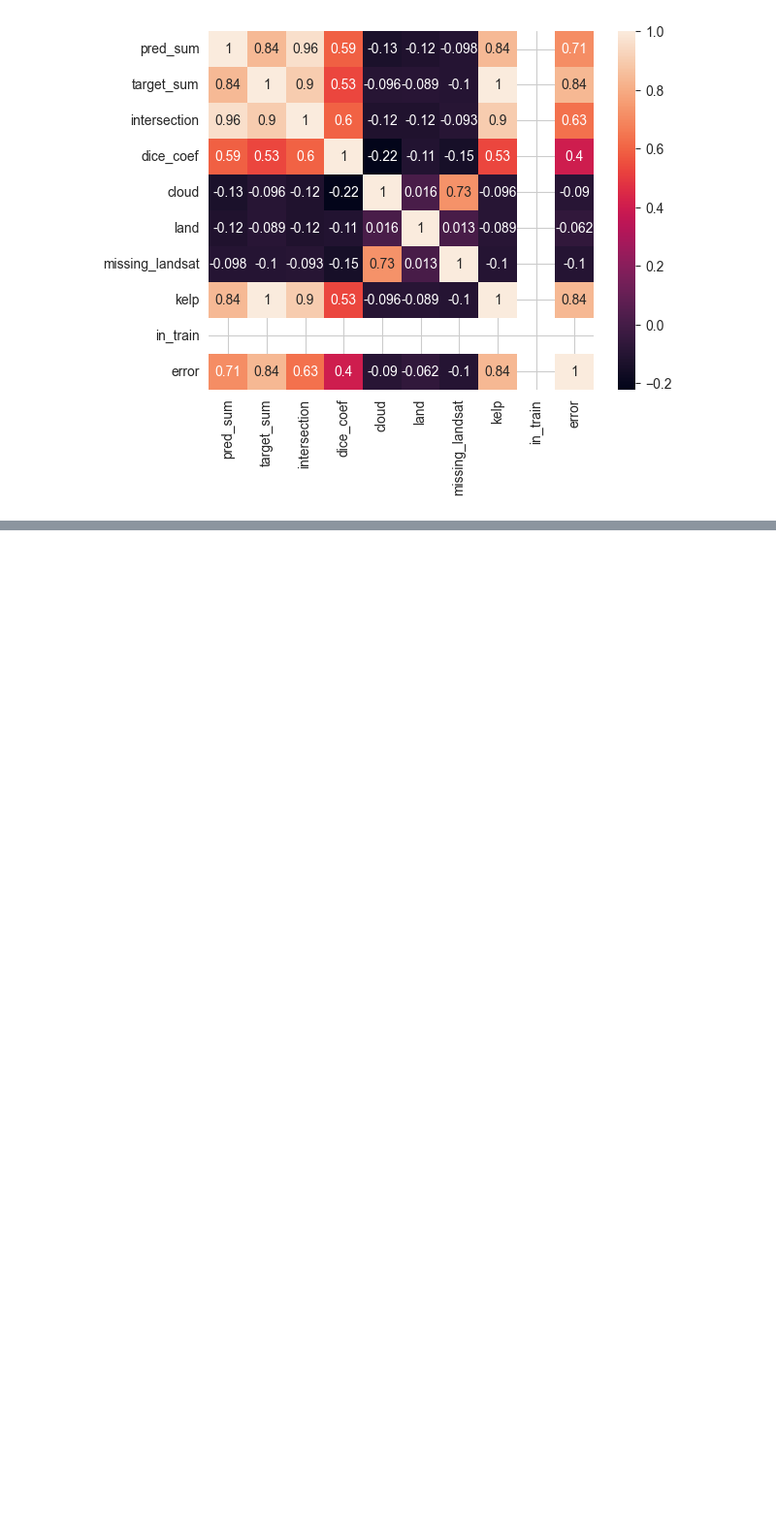
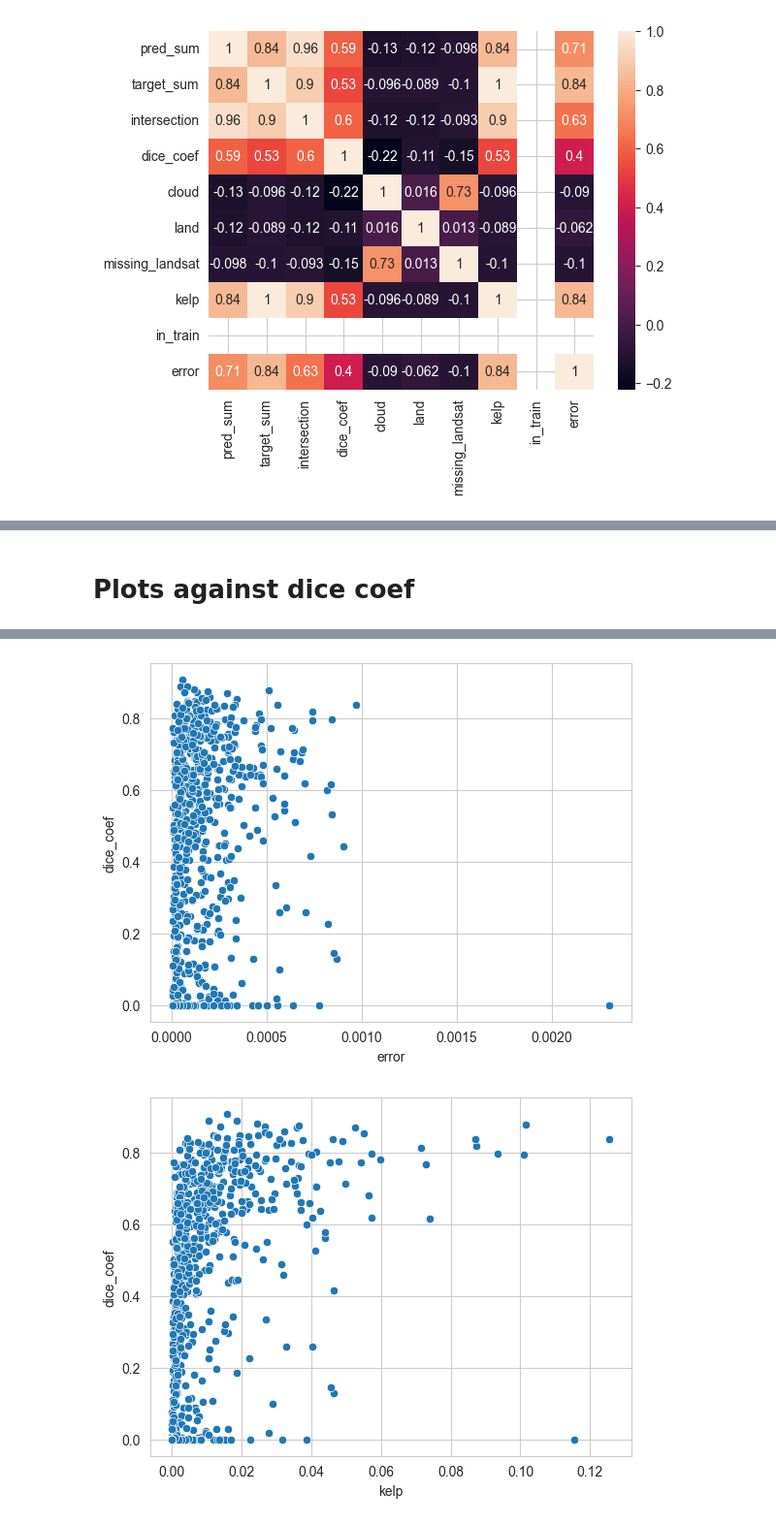
Before and after one commit to TeamEpochGithub/iv-q2-detect-kelp, a Jupyter notebook: notebooks/analyze_preds.ipynb, the cells around one changed output, grey strips where cells are left out. Shown at 97% size. Drawn from its saved outputs; the diff is of its cells as text; code cells hidden in the pictures; blank space fills up the shorter version.

```diff
--- a/notebooks/analyze_preds.ipynb
+++ b/notebooks/analyze_preds.ipynb
@@ -113,5 +121,7 @@ for col in ['dice_coef','kelp', 'land', 'cloud', 'missing_landsat']:
+# %% [markdown]
+# Plots against dice coef
 # %%
 for col in ['error','kelp', 'land', 'cloud', 'missing_landsat']:
-    fig = px.scatter(results, x=col, y='dice_coef')
-    fig.show()
+    sns.scatterplot(data=results, x=col, y='dice_coef')
+    plt.show()
 # %% [output]
@@ -122,0 +128,2 @@ for col in ['error','kelp', 'land', 'cloud', 'missing_landsat']:
+[figure, added]
+[figure, added]
```
Also changed, not shown: parts of 8 cells of this notebook.
